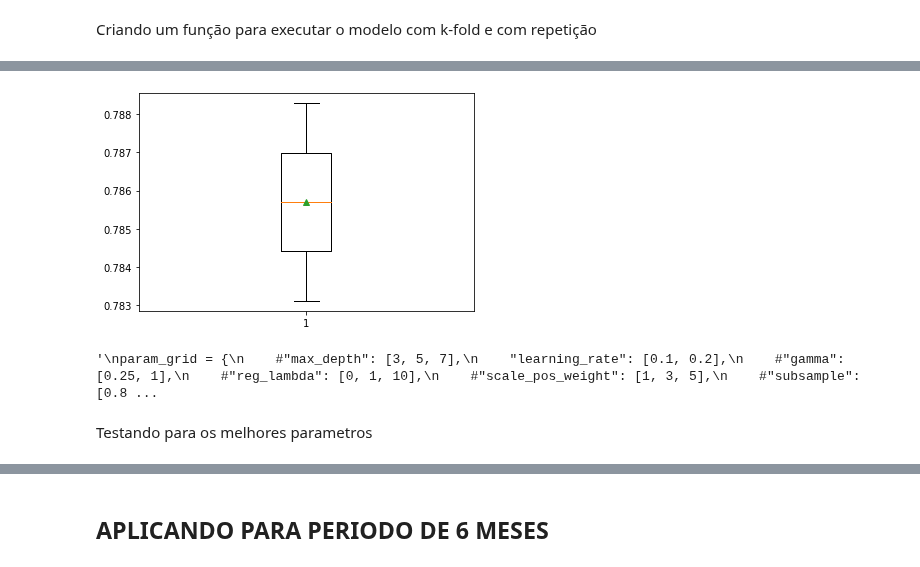
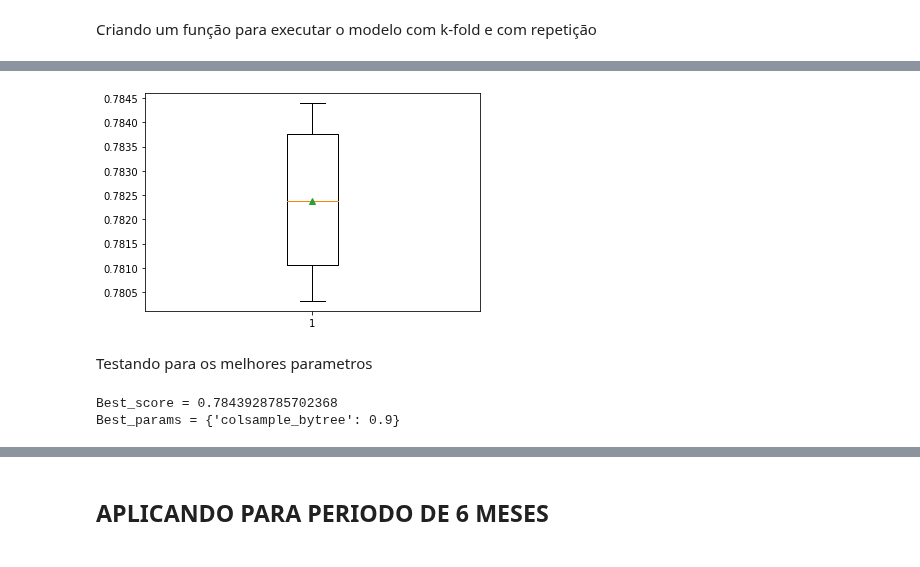
Before and after one commit to bielarnaud/Estudo_dados_de_covid, a Jupyter notebook: Codes/XGBoost.ipynb, the cells around one changed output, grey strips where cells are left out. Saved outputs shown, nothing was run; the diff lists cells and outputs as text; code cells hidden in the pictures.

Commit message:
ajustes XGBoost

```diff
--- a/Codes/XGBoost.ipynb
+++ b/Codes/XGBoost.ipynb
@@ -108,0 +89,23 @@ mean_test_score: 0.004677073013781236
+# %%
+#utilizando diferentes random_states para mudar os conjuntos de treino e teste
+list_random_states = [0,12,42,50,54,68,79,81,92,112]
+
+#listas para armazenar os resutados
+mean_test_scores = []
+std_test_scores = []
+best_scores = []
+best_params = []
+cv_results_ = []
+
+for random_state in list_random_states:
+    X = df.drop("death",axis=1)
+    y = df['death']
+
+    X_train, X_test, y_train, y_test = train_test_split(X, y, test_size=0.2, random_state = random_state)
+
+    mean_test_score, std_test_score, best_score, best_param = XGBoost_model(X_train,y_train)
+
+    mean_test_scores.append(mean_test_score)
+    std_test_scores.append(std_test_score)
+    best_scores.append(best_score)
+    best_params.append(best_param)
@@ -109,44 +130,19 @@ mean_test_score: 0.004677073013781236
 # %%
 from matplotlib import pyplot
 
-pyplot.boxplot(grid_cv.cv_results_['mean_test_score'], showmeans=True)
+pyplot.boxplot(best_scores, showmeans=True)
 pyplot.show()
 # %% [output]
-[figure, old version]
+[figure, new version]
-# %%
-'''
-param_grid = {
-    #"max_depth": [3, 5, 7],
-    "learning_rate": [0.1, 0.2],
-    #"gamma": [0.25, 1],
-    #"reg_lambda": [0, 1, 10],
-    #"scale_pos_weight": [1, 3, 5],
-    #"subsample": [0.8],
-    "colsample_bytree": [0.5, 0.9]}
-
-# Init classifier
-xgb_cl = xgb.XGBClassifier(objective="binary:logistic")
-
-# prepare the cross-validation procedure
-cv = RepeatedKFold(n_splits=10, n_repeats=5, random_state=1)
-
-# Init Grid Search
-grid_cv = GridSearchCV(xgb_cl, param_grid, n_jobs=-1, cv=cv, scoring="roc_auc")
-
-# Fit
-_ = grid_cv.fit(X_train, y_train)
-
-print(grid_cv.cv_results_['mean_test_score'])
-print(grid_cv.cv_results_['std_test_score'])
-
-grid_cv.best_score_
-
-grid_cv.best_params_
-'''
-# %% [output]
-'\nparam_grid = {\n    #"max_depth": [3, 5, 7],\n    "learning_rate": [0.1, 0.2],\n    #"gamma": [0.25, 1],\n    #"reg_lambda": [0, 1, 10],\n    #"scale_pos_weight": [1, 3, 5],\n    #"subsample": [0.8 ...
 # %% [markdown]
 Testando para os melhores parametros
+# %%
+print(f'Best_score = {max(best_scores)}')
+index = best_scores.index(max(best_scores))
+print(f'Best_params = {best_params[index]}')
+# %% [output]
+Best_score = 0.7843928785702368
+Best_params = {'colsample_bytree': 0.9}
 # %%
 # parametrizando o modelo final
 final_cl = xgb.XGBClassifier(
```
Also changed, not shown: parts of 8 cells of this notebook.
